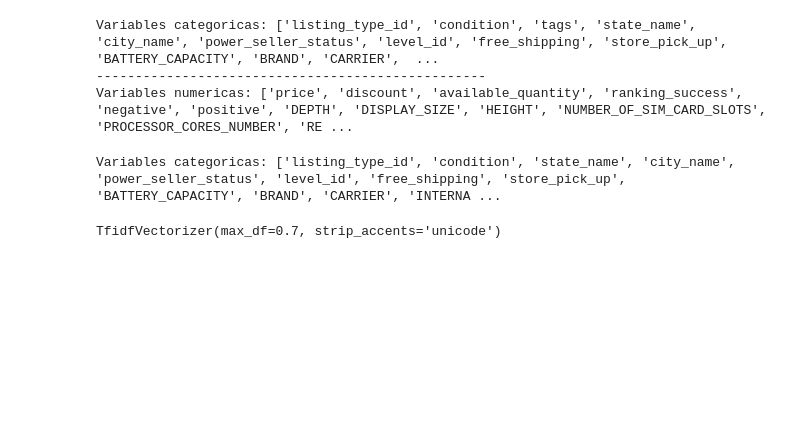
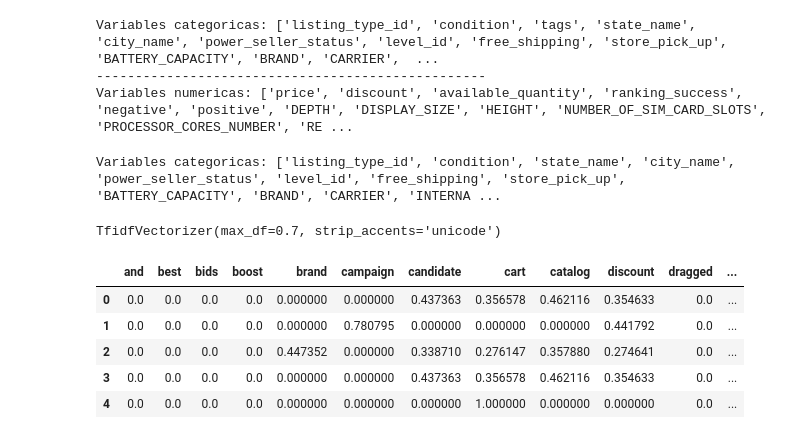
Before and after one commit to Mattzvl/EDA_API_ML, a Jupyter notebook: EDA_API_MELI_partII.ipynb, the cells around one changed output. Drawn from its saved outputs; the diff is of its cells as text; code cells hidden in the pictures; blank space fills up the shorter version.

```diff
--- a/EDA_API_MELI_partII.ipynb
+++ b/EDA_API_MELI_partII.ipynb
@@ -1766,3 +1801,12 @@ X_test.drop(['tags'],axis =1, inplace = True)
 
 X_train.reset_index(drop = True, inplace = True)
 X_test.reset_index(drop = True, inplace = True)
+# %%
+X_train_tags.head()
+# %% [output]
+|  | and | best | bids | boost | brand | campaign | candidate | cart | catalog | discount | dragged | ... |
+| 0 | 0.0 | 0.0 | 0.0 | 0.0 | 0.000000 | 0.000000 | 0.437363 | 0.356578 | 0.462116 | 0.354633 | 0.0 | ... |
+| 1 | 0.0 | 0.0 | 0.0 | 0.0 | 0.000000 | 0.780795 | 0.000000 | 0.000000 | 0.000000 | 0.441792 | 0.0 | ... |
+| 2 | 0.0 | 0.0 | 0.0 | 0.0 | 0.447352 | 0.000000 | 0.338710 | 0.276147 | 0.357880 | 0.274641 | 0.0 | ... |
+| 3 | 0.0 | 0.0 | 0.0 | 0.0 | 0.000000 | 0.000000 | 0.437363 | 0.356578 | 0.462116 | 0.354633 | 0.0 | ... |
+| 4 | 0.0 | 0.0 | 0.0 | 0.0 | 0.000000 | 0.000000 | 0.000000 | 1.000000 | 0.000000 | 0.000000 | 0.0 | ... |
```
Also changed, not shown: parts of 26 cells of this notebook, 4 other files.
